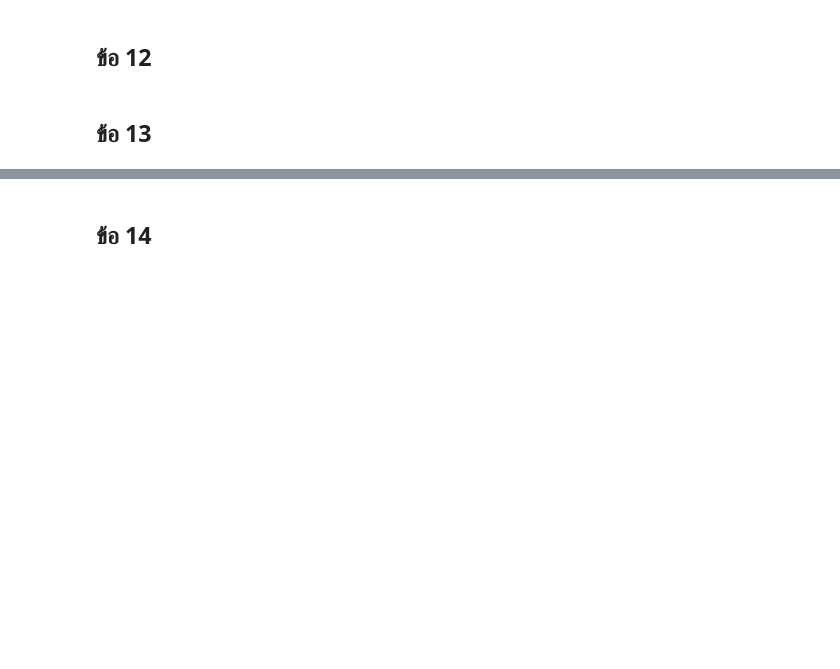
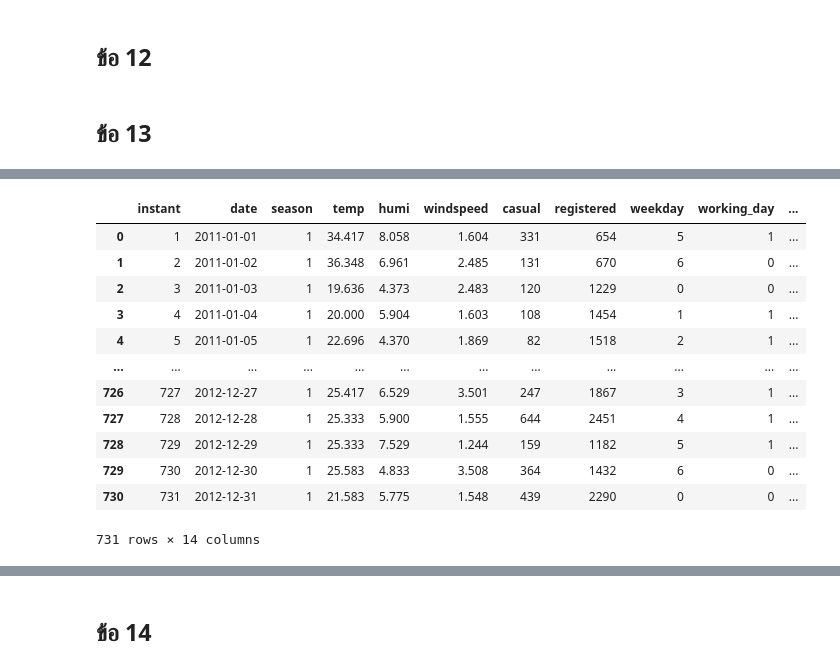
Before and after one commit to fufu-2345/studyYear3, a Jupyter notebook: ML/final/lab5/LAB5_MLP.ipynb, the cells around one changed output, grey strips where cells are left out. Saved outputs shown, nothing was run; the diff lists cells and outputs as text; code cells hidden in the pictures; blank space fills up the shorter version.

```diff
--- a/ML/final/lab5/LAB5_MLP.ipynb
+++ b/ML/final/lab5/LAB5_MLP.ipynb
@@ -141,4 +189,10 @@ AttributeError: 'GridSearchCV' object has no attribute 'coefs_'
 # %% [markdown]
 ## ข้อ 12
+# %%
+import pandas as pd
+df=pd.read_csv('bike_rental.csv')
 # %% [markdown]
 ## ข้อ 13
+# %%
+df['date'] = pd.to_datetime(df['date'], format='%d/%m/%Y')
+df
@@ -144,0 +213,22 @@ AttributeError: 'GridSearchCV' object has no attribute 'coefs_'
+# %%
+df['weekday'] = df['date'].dt.dayofweek
+df['working_day'] = df['weekday'].apply(lambda x: 0 if x in [0, 6] else 1)
+df['month'] = df['date'].dt.month - 1
+df['lag_feature_1'] = df['casual'].shift(1) + df['registered'].shift(1)
+df['lag_feature_2'] = df['casual'].shift(2) + df['registered'].shift(2)
+df['lag_feature_3'] = df['casual'].shift(3) + df['registered'].shift(3)
+df
+# %% [output]
+|  | instant | date | season | temp | humi | windspeed | casual | registered | weekday | working_day | ... |
+| 0 | 1 | 2011-01-01 | 1 | 34.417 | 8.058 | 1.604 | 331 | 654 | 5 | 1 | ... |
+| 1 | 2 | 2011-01-02 | 1 | 36.348 | 6.961 | 2.485 | 131 | 670 | 6 | 0 | ... |
+| 2 | 3 | 2011-01-03 | 1 | 19.636 | 4.373 | 2.483 | 120 | 1229 | 0 | 0 | ... |
+| 3 | 4 | 2011-01-04 | 1 | 20.000 | 5.904 | 1.603 | 108 | 1454 | 1 | 1 | ... |
+| 4 | 5 | 2011-01-05 | 1 | 22.696 | 4.370 | 1.869 | 82 | 1518 | 2 | 1 | ... |
+| ... | ... | ... | ... | ... | ... | ... | ... | ... | ... | ... | ... |
+| 726 | 727 | 2012-12-27 | 1 | 25.417 | 6.529 | 3.501 | 247 | 1867 | 3 | 1 | ... |
+| 727 | 728 | 2012-12-28 | 1 | 25.333 | 5.900 | 1.555 | 644 | 2451 | 4 | 1 | ... |
+| 728 | 729 | 2012-12-29 | 1 | 25.333 | 7.529 | 1.244 | 159 | 1182 | 5 | 1 | ... |
+| 729 | 730 | 2012-12-30 | 1 | 25.583 | 4.833 | 3.508 | 364 | 1432 | 6 | 0 | ... |
+| 730 | 731 | 2012-12-31 | 1 | 21.583 | 5.775 | 1.548 | 439 | 2290 | 0 | 0 | ... |
+731 rows × 14 columns
```
Also changed, not shown: parts of 17 cells of this notebook.
